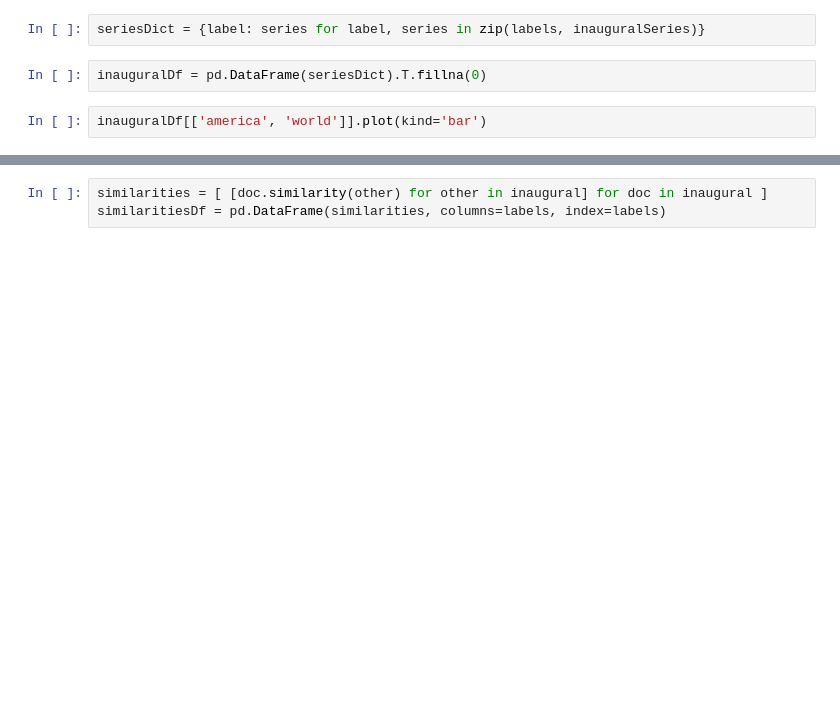
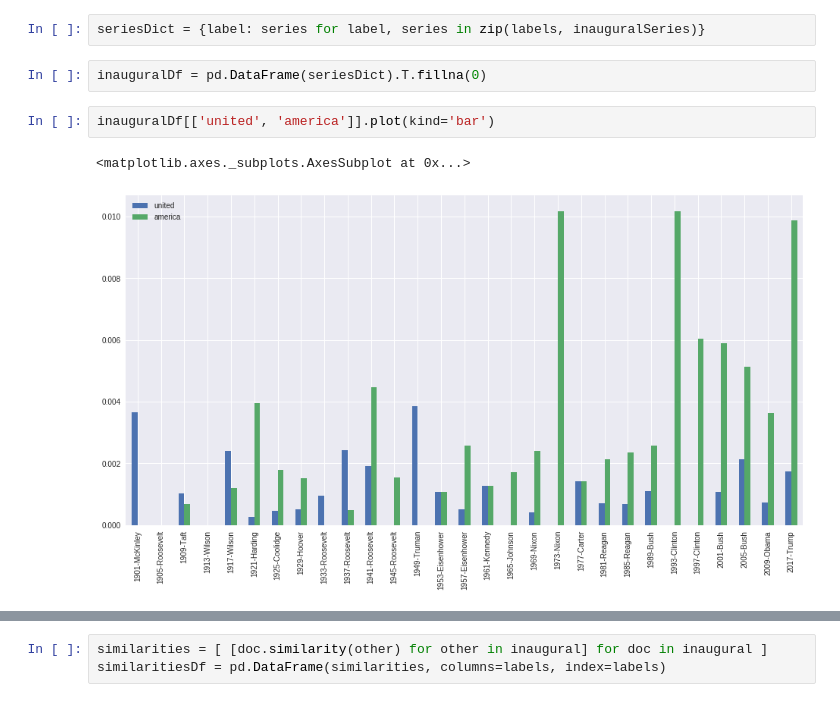
Before and after one commit to JonathanReeve/workshop-text-analysis-spacy, a Jupyter notebook: advanced-text-analysis.ipynb, the cells around one changed output, grey strips where cells are left out. Drawn from its saved outputs; the diff is of its cells as text; blank space fills up the shorter version.

```diff
--- a/advanced-text-analysis.ipynb
+++ b/advanced-text-analysis.ipynb
@@ -425,7 +861,10 @@ seriesDict = {label: series for label, series in zip(labels, inauguralSeries)}
 # %%
 inauguralDf = pd.DataFrame(seriesDict).T.fillna(0)
 # %%
-inauguralDf[['america', 'world']].plot(kind='bar')
+inauguralDf[['united', 'america']].plot(kind='bar')
+# %% [output]
+<matplotlib.axes._subplots.AxesSubplot at 0x...>
+[figure, added]
 # %%
 americaWorldRatio = inauguralDf['america']/inauguralDf['world']
 americaWorldRatio.plot(kind='bar')
```
Also changed, not shown: parts of 56 cells of this notebook.
